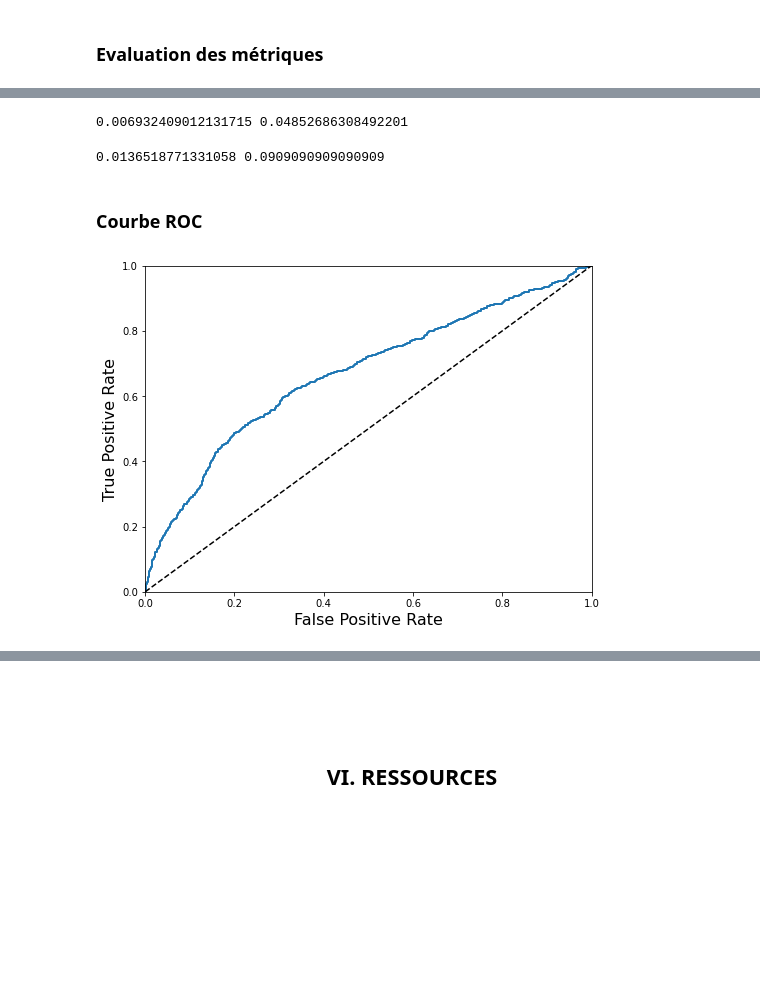
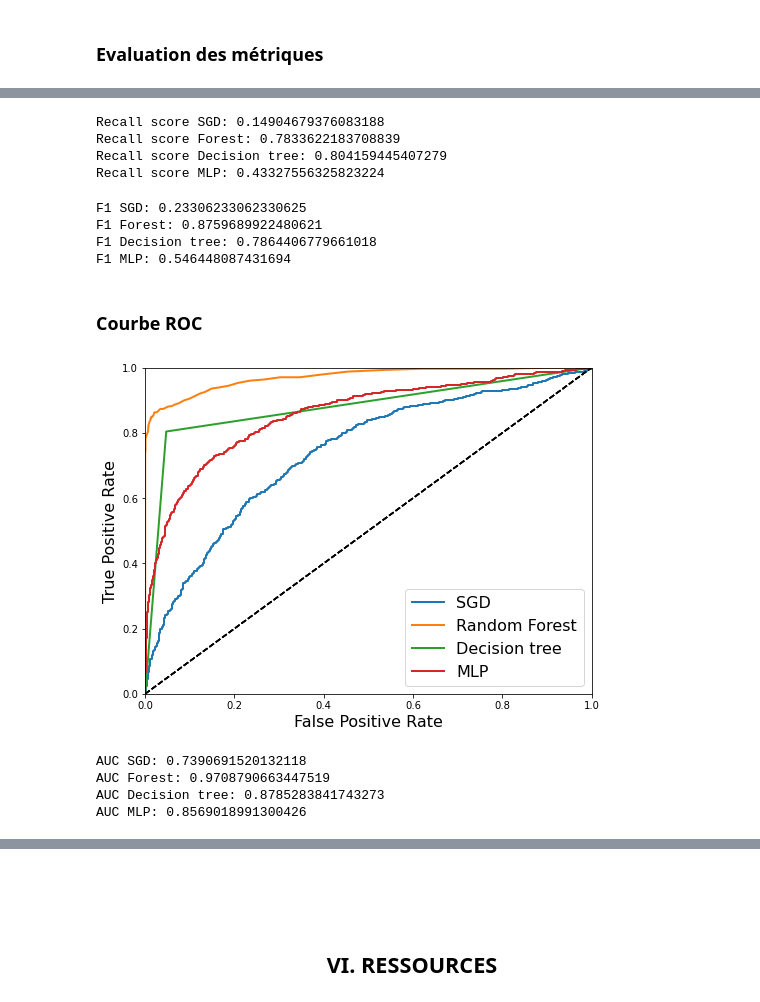
Before and after one commit to ArkaniosCesi/IA_project, a Jupyter notebook: Groupe2_IA.ipynb, the cells around one changed output, grey strips where cells are left out. Drawn from its saved outputs; the diff is of its cells as text; code cells hidden in the pictures; blank space fills up the shorter version.

Commit message:
Functional version

```diff
--- a/Groupe2_IA.ipynb
+++ b/Groupe2_IA.ipynb
@@ -643,6 +728,7 @@ array([[2951,    0],
 ### Random forest classifier
 # %%
 from sklearn.ensemble import RandomForestClassifier
-forest_clf = RandomForestClassifier(random_state=42, n_estimators=30)
+
+forest_clf = RandomForestClassifier(random_state=42)
 forest_clf.fit(X_train, y_train)
 y_probas_forest = cross_val_predict(forest_clf, X_train, y_train_1, cv=3)
@@ -698,0 +755,6 @@ array([[2940,   11],
+# %%
+from sklearn.neural_network import MLPClassifier
+
+mlp_clf = MLPClassifier(random_state=42)
+mlp_clf.fit(X_train, y_train)
+y_probas_mlp = cross_val_predict(mlp_clf, X_train, y_train_1, cv=3)
@@ -709,38 +783,79 @@ print(precision_score_sgd, precision_score_forest)
 # %%
 recall_score_sgd = recall_score(y_train_1, y_train_pred)
 recall_score_forest = recall_score(y_train_1, y_probas_forest)
+recall_score_dt = recall_score(y_train_1, y_probas_dt)
+recall_score_mlp = recall_score(y_train_1, y_probas_mlp)
 
-print(recall_score_sgd, recall_score_forest)
+print(f"Recall score SGD: {recall_score_sgd}\nRecall score Forest: {recall_score_forest}\nRecall score Decision tree: {recall_score_dt}\nRecall score MLP: {recall_score_mlp}")
 # %% [output]
-0.006932409012131715 0.04852686308492201
+Recall score SGD: 0.14904679376083188
+Recall score Forest: 0.7833622183708839
+Recall score Decision tree: 0.804159445407279
+Recall score MLP: 0.43327556325823224
 # %%
 from sklearn.metrics import f1_score
 f1_score_sgd = f1_score(y_train_1, y_train_pred)
 f1_score_forest = f1_score(y_train_1, y_probas_forest)
+f1_score_dt = f1_score(y_train_1, y_probas_dt)
+f1_score_mlp = f1_score(y_train_1, y_probas_mlp)
 
-print(f1_score_sgd, f1_score_forest)
+print(f"F1 SGD: {f1_score_sgd}\nF1 Forest: {f1_score_forest}\nF1 Decision tree: {f1_score_dt}\nF1 MLP: {f1_score_mlp}")
 # %% [output]
-0.0136518771331058 0.0909090909090909
+F1 SGD: 0.23306233062330625
+F1 Forest: 0.8759689922480621
+F1 Decision tree: 0.7864406779661018
+F1 MLP: 0.546448087431694
 # %% [markdown]
 ### Courbe ROC
-# %%
-from sklearn.metrics import roc_curve
-
-y_scores = cross_val_predict(sgd_clf, X_train, y_train_1, cv=3,
-                             method="decision_function")
-
-fpr, tpr, thresholds = roc_curve(y_train_1, y_scores)
+# %%
+from sklearn.metrics import roc_curve
+
+y_scores_sgd = cross_val_predict(sgd_clf, X_train, y_train_1, cv=3,
+                             method="decision_function")
+y_probas_forest = cross_val_predict(forest_clf, X_train, y_train_1, cv=3,
+                             method="predict_proba")
+y_scores_forest = y_probas_forest[:, 1]
+
+y_probas_dt = cross_val_predict(dt_clf, X_train, y_train_1, cv=3,
+                             method="predict_proba")
+y_scores_dt = y_probas_dt[:, 1]
+
+y_probas_mlp = cross_val_predict(mlp_clf, X_train, y_train_1, cv=3,
+                             method="predict_proba")
+y_scores_mlp = y_probas_mlp[:, 1]
+
+fpr_sgd, tpr_sgd, thresholds_sgd = roc_curve(y_train_1, y_scores_sgd)
+fpr_forest, tpr_forest, thresholds_forest = roc_curve(y_train_1, y_scores_forest)
+fpr_dt, tpr_dt, thresholds_dt = roc_curve(y_train_1, y_scores_dt)
+fpr_mlp, tpr_mlp, thresholds_mlp = roc_curve(y_train_1, y_scores_mlp)
 # %%
 def plot_roc_curve(fpr, tpr, label=None):
     plt.plot(fpr, tpr, linewidth=2, label=label)
     plt.plot([0, 1], [0, 1], 'k--')
     plt.axis([0, 1, 0, 1])
     plt.xlabel('False Positive Rate', fontsize=16)
     plt.ylabel('True Positive Rate', fontsize=16)
 
 plt.figure(figsize=(8, 6))
-plot_roc_curve(fpr, tpr)
-# save_fig("roc_curve_plot")
+plot_roc_curve(fpr_sgd, tpr_sgd, "SGD")
+plot_roc_curve(fpr_forest, tpr_forest, "Random Forest")
+plot_roc_curve(fpr_dt, tpr_dt, "Decision tree")
+plot_roc_curve(fpr_mlp, tpr_mlp, "MLP")
+plt.legend(loc="lower right", fontsize=16)
 plt.show()
 # %% [output]
-[figure, old version]
+[figure, new version]
+# %%
+from sklearn.metrics import auc
+
+auc_sgd = auc(fpr_sgd, tpr_sgd)
+auc_forest = auc(fpr_forest, tpr_forest)
+auc_dt = auc(fpr_dt, tpr_dt)
+auc_mlp = auc(fpr_mlp, tpr_mlp)
+
+print(f"AUC SGD: {auc_sgd}\nAUC Forest: {auc_forest}\nAUC Decision tree: {auc_dt}\nAUC MLP: {auc_mlp}")
+# %% [output]
+AUC SGD: 0.7390691520132118
+AUC Forest: 0.9708790663447519
+AUC Decision tree: 0.8785283841743273
+AUC MLP: 0.8569018991300426
```
Also changed, not shown: parts of 71 cells of this notebook.
